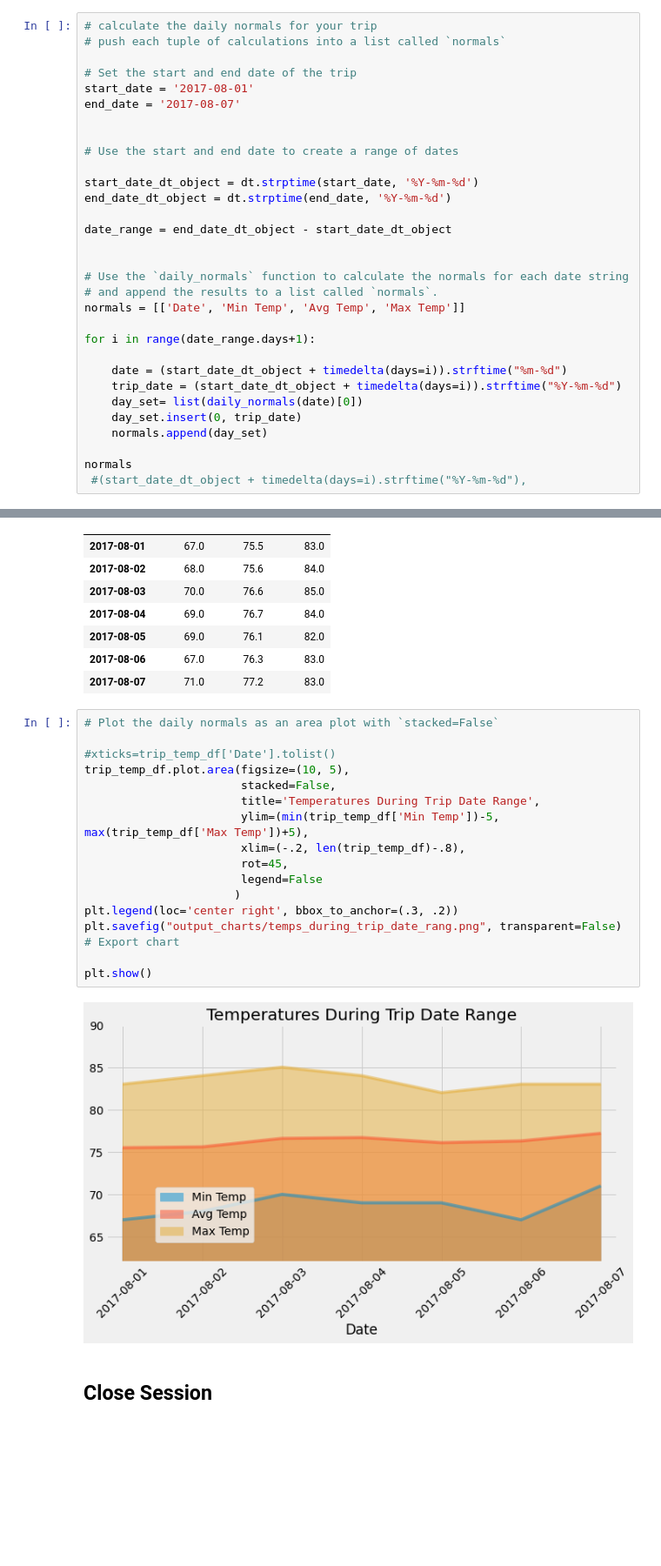
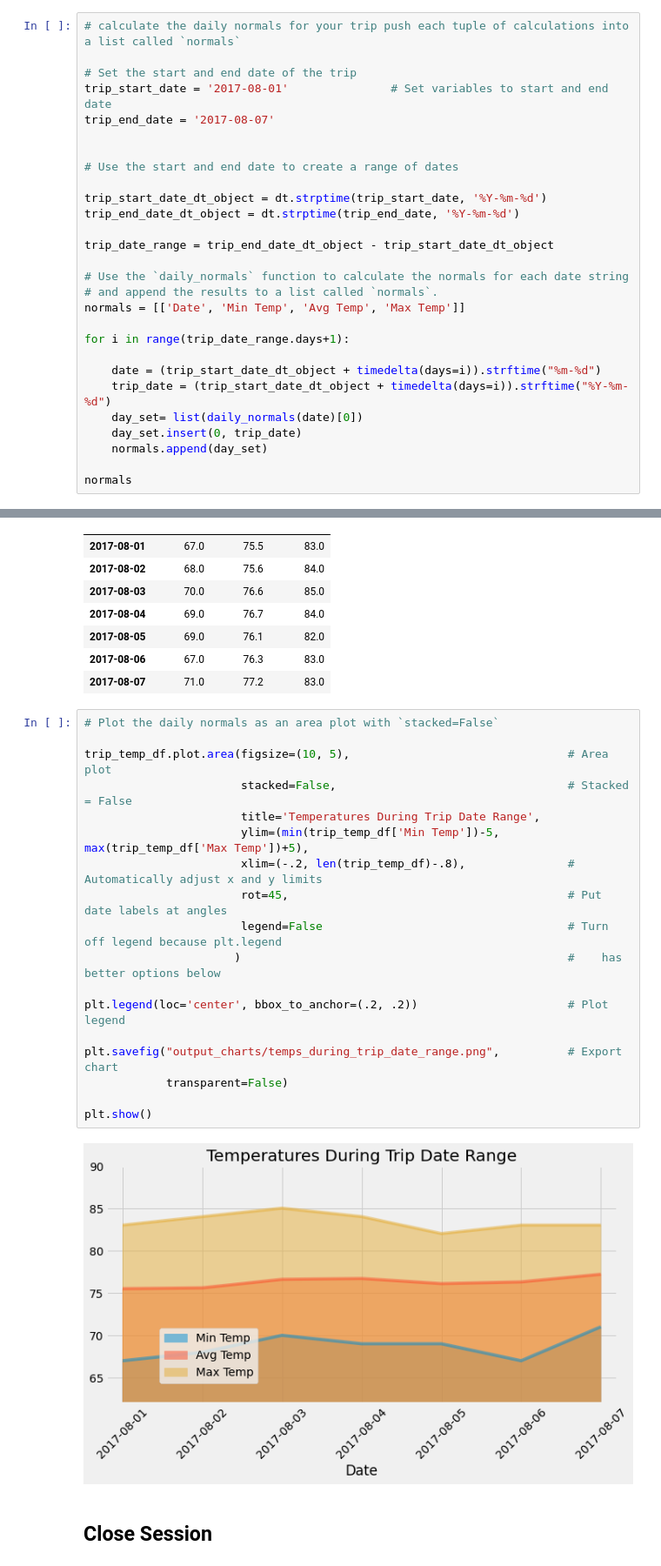
Before and after one commit to kennethcandersen/Weather-Database-and-API-Service, a Jupyter notebook: temp_analysis_bonus_2_starter.ipynb, the cells around one changed output, grey strips where cells are left out. Shown: that part at 87% size. Saved outputs shown, nothing was run; the diff lists cells and outputs as text; blank space fills up the shorter version.

```diff
--- a/temp_analysis_bonus_2_starter.ipynb
+++ b/temp_analysis_bonus_2_starter.ipynb
@@ -133,36 +154,33 @@ def daily_normals(date):
     sel = [func.min(Measurement.tobs), func.round(func.avg(Measurement.tobs), 1), func.max(Measurement.tobs)]
     return session.query(*sel).filter(func.strftime("%m-%d", Measurement.date) == date).all()
 # %%
-# calculate the daily normals for your trip
-# push each tuple of calculations into a list called `normals`
+# calculate the daily normals for your trip push each tuple of calculations into a list called `normals`
 
 # Set the start and end date of the trip
-start_date = '2017-08-01'
-end_date = '2017-08-07'
+trip_start_date = '2017-08-01'               # Set variables to start and end date
+trip_end_date = '2017-08-07'
 
 
 # Use the start and end date to create a range of dates
 
-start_date_dt_object = dt.strptime(start_date, '%Y-%m-%d')
-end_date_dt_object = dt.strptime(end_date, '%Y-%m-%d')
+trip_start_date_dt_object = dt.strptime(trip_start_date, '%Y-%m-%d')
+trip_end_date_dt_object = dt.strptime(trip_end_date, '%Y-%m-%d')
 
-date_range = end_date_dt_object - start_date_dt_object
-
+trip_date_range = trip_end_date_dt_object - trip_start_date_dt_object
 
 # Use the `daily_normals` function to calculate the normals for each date string
 # and append the results to a list called `normals`.
 normals = [['Date', 'Min Temp', 'Avg Temp', 'Max Temp']]
 
-for i in range(date_range.days+1):
+for i in range(trip_date_range.days+1):
 
-    date = (start_date_dt_object + timedelta(days=i)).strftime("%m-%d")
-    trip_date = (start_date_dt_object + timedelta(days=i)).strftime("%Y-%m-%d")
+    date = (trip_start_date_dt_object + timedelta(days=i)).strftime("%m-%d")
+    trip_date = (trip_start_date_dt_object + timedelta(days=i)).strftime("%Y-%m-%d")
     day_set= list(daily_normals(date)[0])
     day_set.insert(0, trip_date)
     normals.append(day_set)
 
 normals
- #(start_date_dt_object + timedelta(days=i).strftime("%Y-%m-%d"),
 # %% [output]
 [['Date', 'Min Temp', 'Avg Temp', 'Max Temp'],
  ['2017-08-01', 67.0, 75.5, 83.0],
@@ -192,21 +210,23 @@ trip_temp_df
 # %%
 # Plot the daily normals as an area plot with `stacked=False`
 
-#xticks=trip_temp_df['Date'].tolist()
-trip_temp_df.plot.area(figsize=(10, 5),
-                       stacked=False,
+trip_temp_df.plot.area(figsize=(10, 5),                                # Area plot
+                       stacked=False,                                  # Stacked = False
                        title='Temperatures During Trip Date Range',
                        ylim=(min(trip_temp_df['Min Temp'])-5, max(trip_temp_df['Max Temp'])+5),
-                       xlim=(-.2, len(trip_temp_df)-.8),
-                       rot=45,
-                       legend=False
-                      )
-plt.legend(loc='center right', bbox_to_anchor=(.3, .2))
-plt.savefig("output_charts/temps_during_trip_date_rang.png", transparent=False)        # Export chart
+                       xlim=(-.2, len(trip_temp_df)-.8),               # Automatically adjust x and y limits
+                       rot=45,                                         # Put date labels at angles
+                       legend=False                                    # Turn off legend because plt.legend
+                      )                                                #    has better options below
+
+plt.legend(loc='center', bbox_to_anchor=(.2, .2))                      # Plot legend
+
+plt.savefig("output_charts/temps_during_trip_date_range.png",          # Export chart
+            transparent=False)
 
 plt.show()
 # %% [output]
-[figure, old version]
+[figure, new version]
 # %% [markdown]
 ## Close Session
 # %%
```
Also changed, not shown: parts of 8 cells of this notebook, 6 other files.
